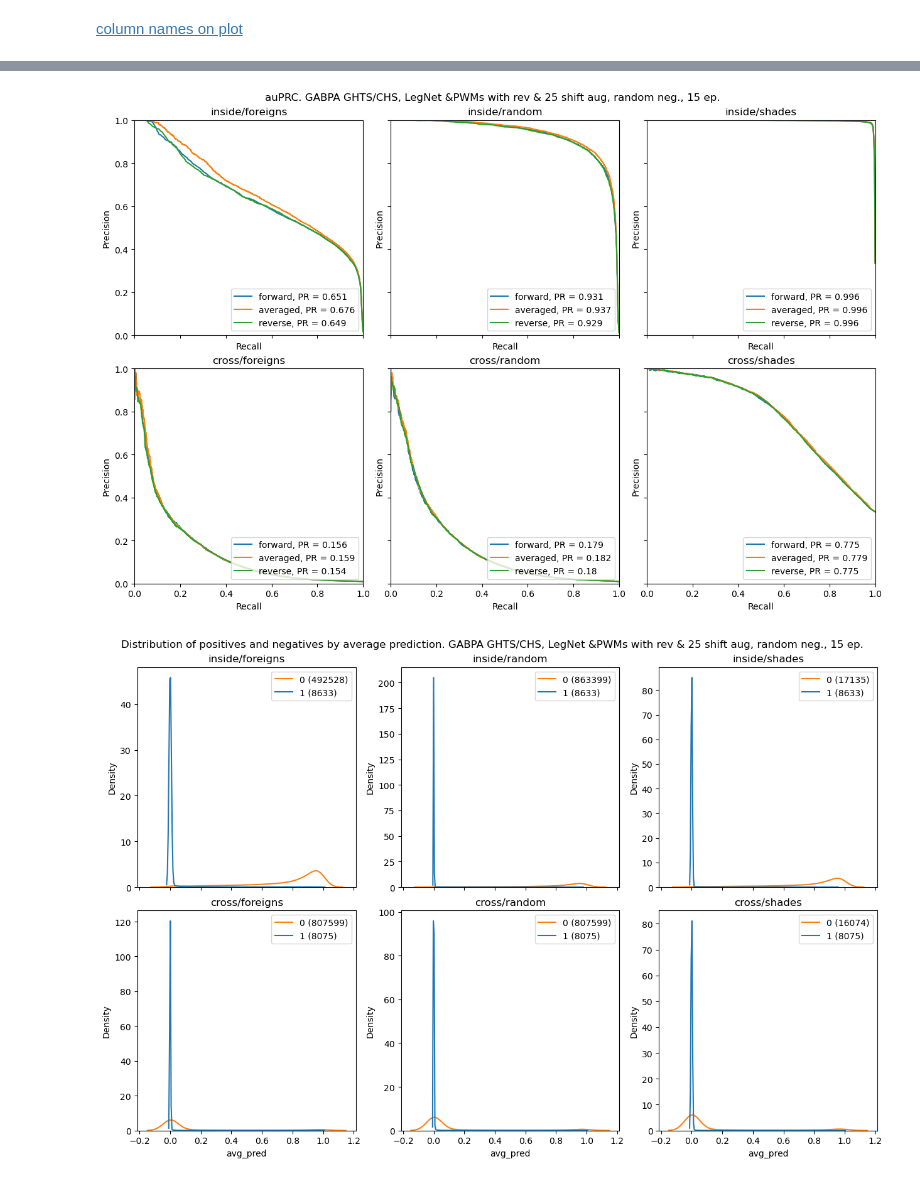
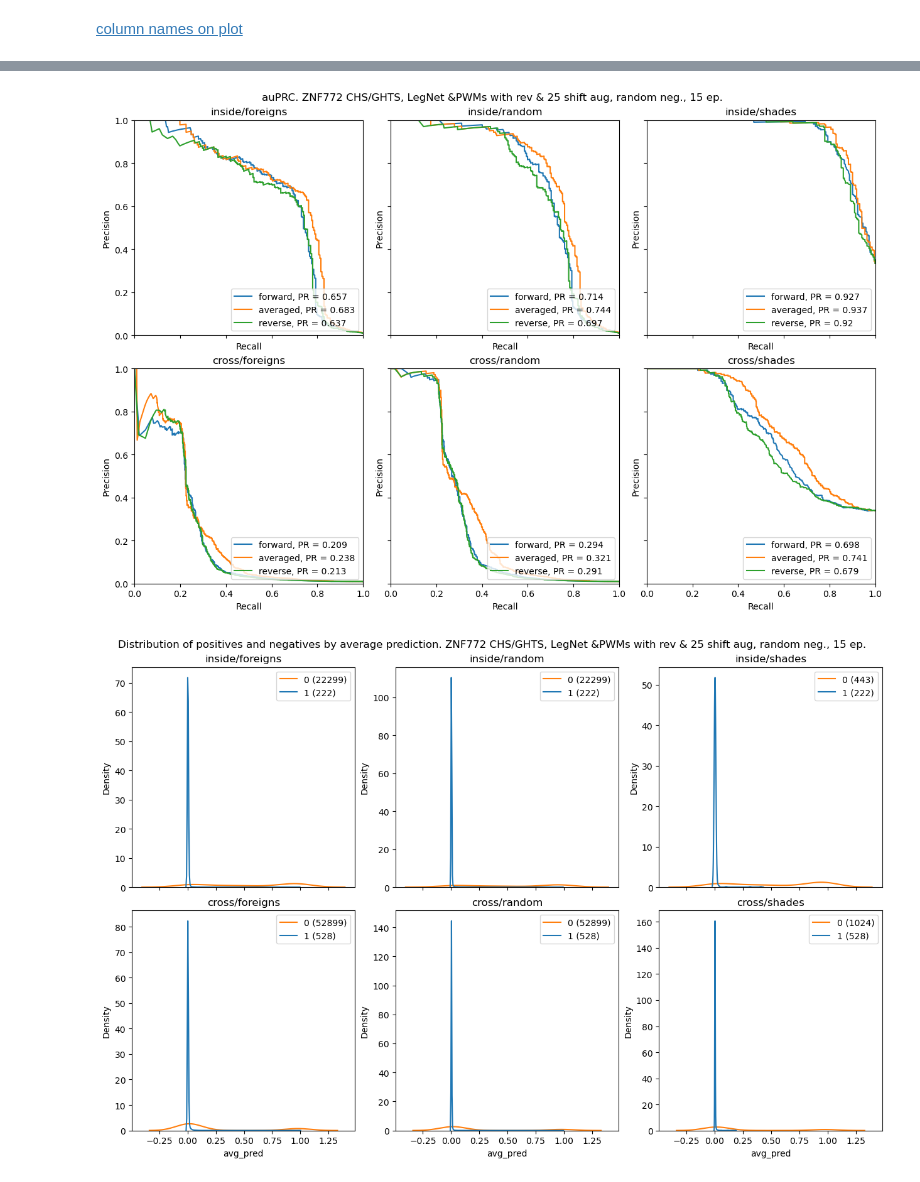
Before and after one commit to nikgr1/mex_legnet, a Jupyter notebook: visualization.ipynb, the cells around one changed output, grey strips where cells are left out. Saved outputs shown, nothing was run; the diff lists cells and outputs as text; code cells hidden in the pictures.

```diff
--- a/visualization.ipynb
+++ b/visualization.ipynb
@@ -17,7 +18,7 @@ calcs = {'auROC': ScorerInfo("prroc_rocauc", "rocauc").make(),
          'auPRC': ScorerInfo("prroc_prauc", "prauc", params={"type": "integral"}).make()}
 # %%
 # run_name, model_name, version = 'mex_models_prod/finalize_run', 'CREB3L3-CHS-GHTS-3', 0
-run_name, model_name, version = 'mex_models_prod/finalize_run', 'GABPA-GHTS-CHS-2', 0
+run_name, model_name, version = 'mex_models_prod/finalize_run', 'ZNF772-CHS-GHTS-2', 0
 
 # run_name, model_name, version = 'mex_models/more_epochs', 'ZNF226-CHS-GHTS', 0
 # run_name, model_name, version = 'mex_models/more_epochs', 'ZNF226-GHTS-CHS', 0
@@ -130,19 +131,22 @@ def plot_roc(preds_df, split, negative='', ax=None, title=None, correct=True):
     title = f'ROC on {run_info}, {mod_info} [{split} {negative}]' if title is None else title
     ax.set_title(title)
 
+    output = None
     for pred in preds:
         fpr, tpr, _ = metrics.roc_curve(preds_df['class_'], preds_df[pred])
         auc = metrics.roc_auc_score(preds_df['class_'], preds_df[pred])
         if correct:
-            auc_correct = calcs['auROC'].score(preds_df[pred], preds_df['class_'])
-            print('ROC', pred, auc_correct)
+            auc = calcs['auROC'].score(preds_df[pred], preds_df['class_'])
+            print('ROC', pred, auc)
 
         ax.plot(fpr, tpr, label=f'{preds_names[pred]}, AUC = {auc:.3}')
         ax.set_xlabel('False Positive Rate')
         ax.set_ylabel('True Positive Rate')
         ax.legend(loc='lower right')
+        output = auc if pred == 'avg_pred' else output
     if ax_wasnt_set:
         plt.show()
+    return output
 
 def plot_pr(preds_df, split, negative='', ax=None, title=None, correct=True):
     ax_wasnt_set = ax is None
@@ -153,20 +157,22 @@ def plot_pr(preds_df, split, negative='', ax=None, title=None, correct=True):
     title = f'PR on {run_info}, {mod_info} [{split} {negative}]' if title is None else title
     ax.set_title(title)
 
+    output = None
     for pred in preds:
         precision, recall, _ = metrics.precision_recall_curve(preds_df['class_'], preds_df[pred])
         pr = metrics.average_precision_score(preds_df['class_'], preds_df[pred])
         if correct:
-            pr_correct = calcs['auPRC'].score(preds_df[pred], preds_df['class_'])
-            print('PR', pred, pr_correct)
+            pr = calcs['auPRC'].score(preds_df[pred], preds_df['class_'])
+            print('PR', pred, pr)
 
         ax.plot(recall, precision, label=f'{preds_names[pred]}, PR = {pr:.3}')
         ax.set_xlabel('Recall')
         ax.set_ylabel('Precision')
         ax.legend(loc='lower right')
-
+        output = pr if pred == 'avg_pred' else output
     if ax_wasnt_set:
         plt.show()
+    return output
 # %%
 try:
     for split in ('valid', 'test'):
@@ -229,11 +235,17 @@ def get_title(split, negative):
     # return f'{split}-experiment, {negative} as negatives'
     return f'{split}/{negative}'
 
+rocs = defaultdict(dict)
+prs = defaultdict(dict)
+
 try:
     for preds_df, split, negative in process_multitesting_preds_df(path_to_preds):
         print(f'{split:*^32s}{negative:*^32s}')
-        plot_roc(preds_df, split, negative, ax=get_ax(axs_roc, split, negative), title=get_title(split, negative), correct=False)
-        plot_pr(preds_df, split, negative, ax=get_ax(axs_pr, split, negative), title=get_title(split, negative), correct=False)
+        roc = plot_roc(preds_df, split, negative, ax=get_ax(axs_roc, split, negative), title=get_title(split, negative), correct=False)
+        pr = plot_pr(preds_df, split, negative, ax=get_ax(axs_pr, split, negative), title=get_title(split, negative), correct=False)
+        rocs[split][negative] = roc
+        prs[split][negative] = pr
+
         dist_ax = get_ax(axs_distr, split, negative)
         g = sns.kdeplot(preds_df, x="avg_pred", hue="class_", common_norm=False, ax=dist_ax)
         dist_ax.set_title(get_title(split, negative))
@@ -259,2 +271,2 @@ plt.show()
-[figure, old version]
+[figure, new version]
-[figure, old version]
+[figure, new version]
```
Also changed, not shown: parts of 9 cells of this notebook, 1 other file.
